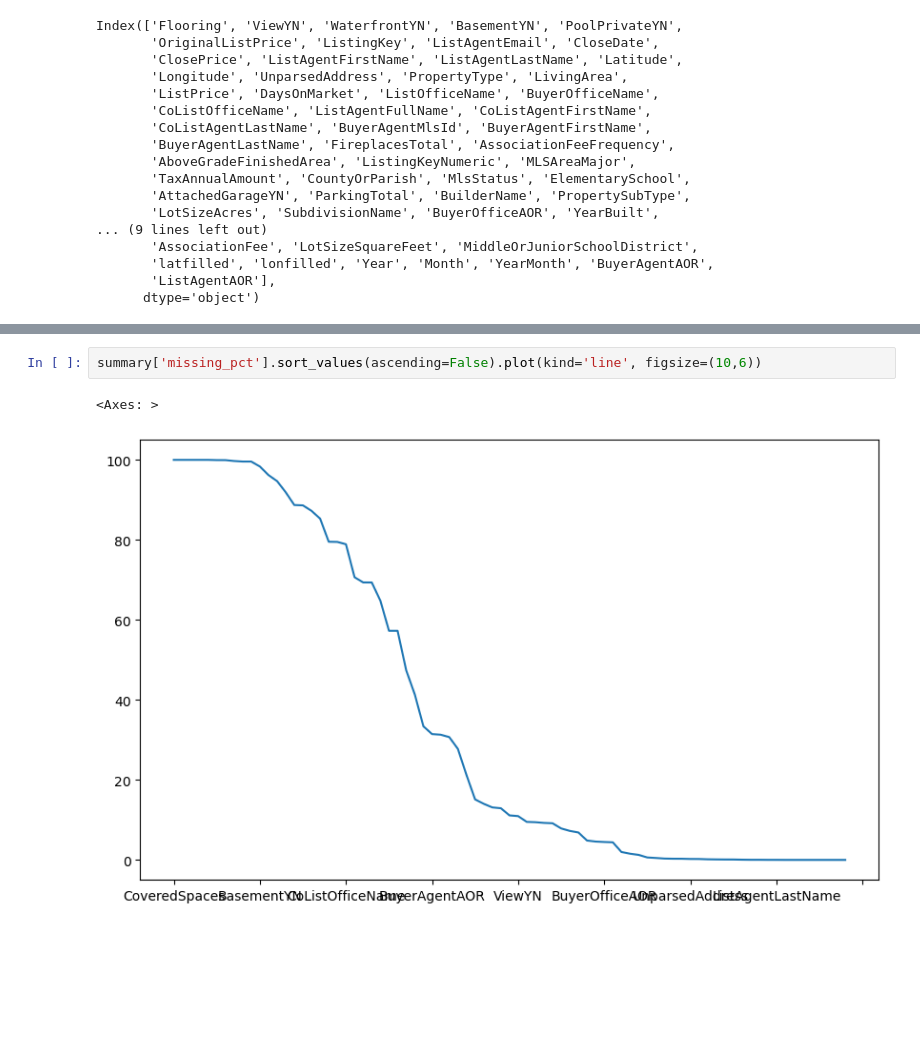
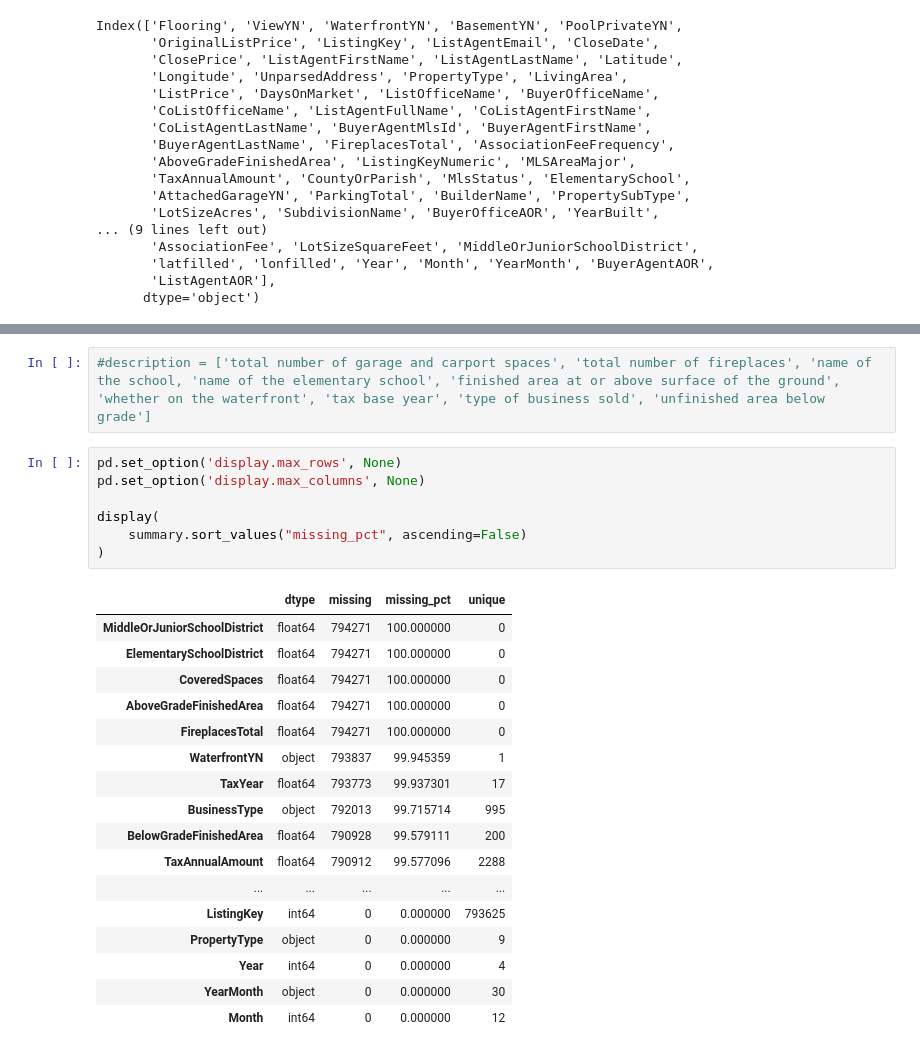
Before and after one commit to CiciAa777/idx-data, a Jupyter notebook: 02_preprocessing.ipynb, the cells around one changed output, grey strips where cells are left out. Saved outputs shown, nothing was run; the diff lists cells and outputs as text; blank space fills up the shorter version.

```diff
--- a/02_preprocessing.ipynb
+++ b/02_preprocessing.ipynb
@@ -141,5 +113,27 @@ summary['missing_pct'].plot(kind = 'box',showmeans=True)
-# %%
-summary['missing_pct'].sort_values(ascending=False).plot(kind='line', figsize=(10,6))
-# %% [output]
-<Axes: >
-[figure, removed]
+# %%
+#description = ['total number of garage and carport spaces', 'total number of fireplaces', 'name of the school, 'name of the elementary school', 'finished area at or above surface of the ground', 'whether on the waterfront', 'tax base year', 'type of business sold', 'unfinished area below grade']
+# %%
+pd.set_option('display.max_rows', None)
+pd.set_option('display.max_columns', None)
+
+display(
+    summary.sort_values("missing_pct", ascending=False)
+)
+# %% [output]
+|  | dtype | missing | missing_pct | unique |
+| MiddleOrJuniorSchoolDistrict | float64 | 794271 | 100.000000 | 0 |
+| ElementarySchoolDistrict | float64 | 794271 | 100.000000 | 0 |
+| CoveredSpaces | float64 | 794271 | 100.000000 | 0 |
+| AboveGradeFinishedArea | float64 | 794271 | 100.000000 | 0 |
+| FireplacesTotal | float64 | 794271 | 100.000000 | 0 |
+| WaterfrontYN | object | 793837 | 99.945359 | 1 |
+| TaxYear | float64 | 793773 | 99.937301 | 17 |
+| BusinessType | object | 792013 | 99.715714 | 995 |
+| BelowGradeFinishedArea | float64 | 790928 | 99.579111 | 200 |
+| TaxAnnualAmount | float64 | 790912 | 99.577096 | 2288 |
+| ... | ... | ... | ... | ... |
+| ListingKey | int64 | 0 | 0.000000 | 793625 |
+| PropertyType | object | 0 | 0.000000 | 9 |
+| Year | int64 | 0 | 0.000000 | 4 |
+| YearMonth | object | 0 | 0.000000 | 30 |
+| Month | int64 | 0 | 0.000000 | 12 |
```
Also changed, not shown: parts of 17 cells of this notebook, 2 other files.
